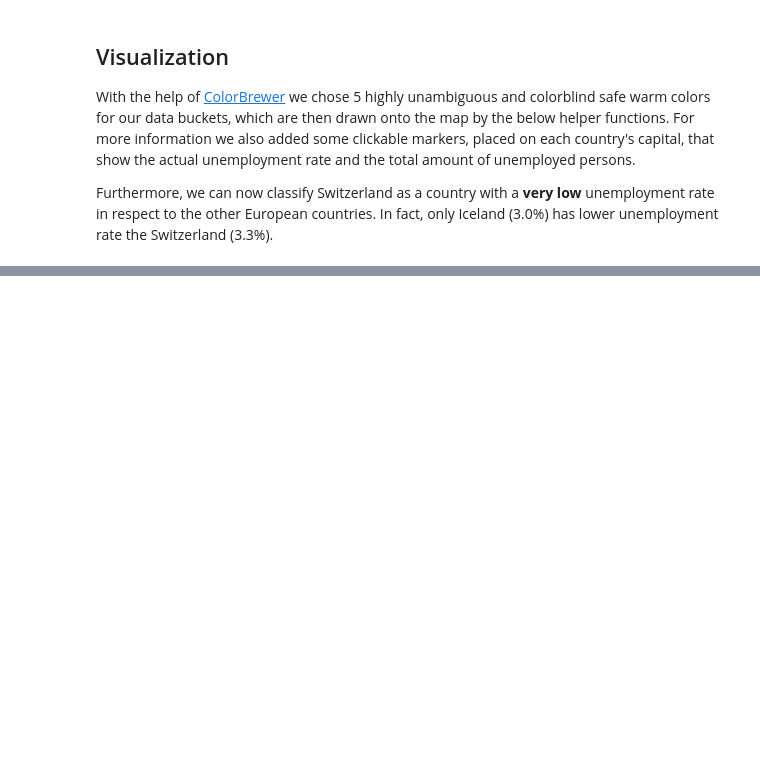
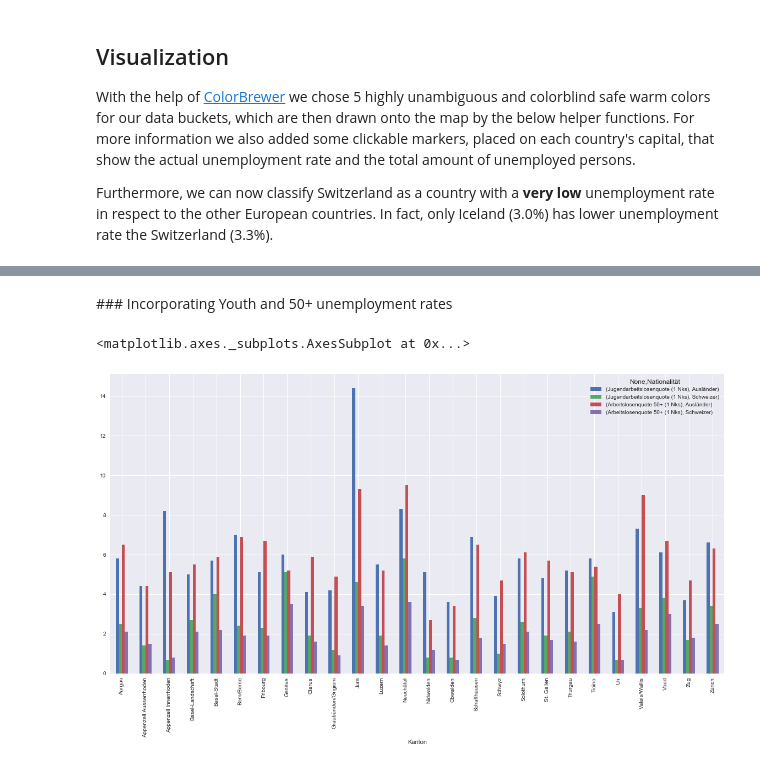
Before and after one commit to roman-bachmann/prayingmantissa, a Jupyter notebook: homework03/notebook.ipynb, the cells around one changed output, grey strips where cells are left out. Saved outputs shown, nothing was run; the diff lists cells and outputs as text; code cells hidden in the pictures; blank space fills up the shorter version.

```diff
--- a/homework03/notebook.ipynb
+++ b/homework03/notebook.ipynb
@@ -149,0 +197,10 @@ europe
+# %%
+amstat_nat = pd.read_excel(DATA + 'amstat_nationality.xlsx', header=2)
+amstat_nat = amstat_nat[['Kanton', 'Nationalität', 'Arbeitslosenquote (1 Nks)', 'Jugendarbeitslosenquote (1 Nks)', 'Arbeitslosenquote 50+ (1 Nks)']]
+
+rename_amstat_cantons_to_topojson(amstat_nat)
+
+amstat_nat = amstat_nat.pivot(index='Kanton', columns='Nationalität')
+amstat_nat.reset_index(inplace=True)
+amstat_nat['foreigner_swiss_diff'] = amstat_nat['Arbeitslosenquote (1 Nks)']['Ausländer'] - amstat_nat['Arbeitslosenquote (1 Nks)']['Schweizer']
+amstat_nat.head()
@@ -149,0 +298,9 @@ europe
+# %% [markdown]
+### Incorporating Youth and 50+ unemployment rates
+# %%
+amstat_nat_ages = amstat_nat[['Kanton', 'Jugendarbeitslosenquote (1 Nks)','Arbeitslosenquote 50+ (1 Nks)']]
+amstat_nat_ages = amstat_nat_ages.set_index("Kanton")
+amstat_nat_ages.plot(kind='bar', figsize=(20,10))
+# %% [output]
+<matplotlib.axes._subplots.AxesSubplot at 0x...>
+[figure, added]
```
Also changed, not shown: parts of 10 cells of this notebook, 1 other file.
